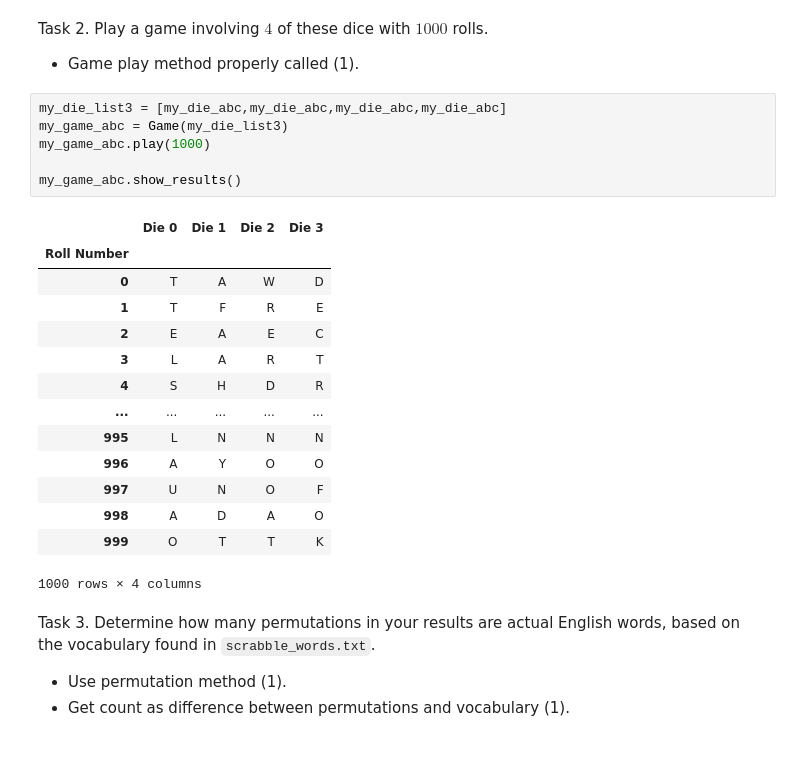
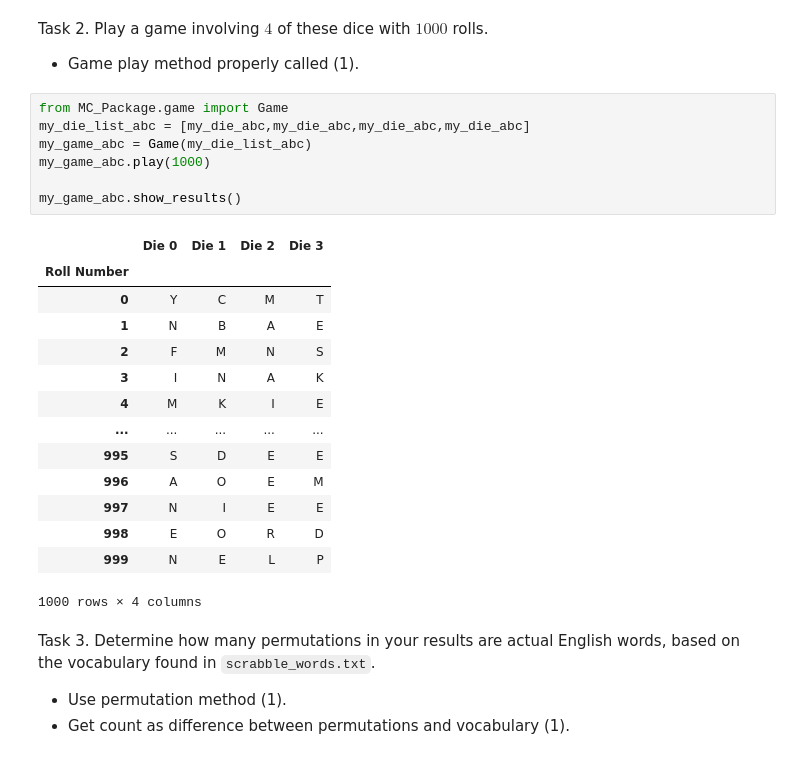
Before and after one commit to 1jamescaldwell/Monte-Carlo-Simulator, a Jupyter notebook: DS51200_FinalProject_ywe4kw.ipynb, the cells around one changed output. Saved outputs shown, nothing was run; the diff lists cells and outputs as text.

```diff
--- a/DS51200_FinalProject_ywe4kw.ipynb
+++ b/DS51200_FinalProject_ywe4kw.ipynb
@@ -546,25 +546,26 @@ Task 2. Play a game involving $4$ of these dice with $1000$ rolls.
 
 - Game play method properly called (1).
 # %%
-my_die_list3 = [my_die_abc,my_die_abc,my_die_abc,my_die_abc]
-my_game_abc = Game(my_die_list3)
+from MC_Package.game import Game
+my_die_list_abc = [my_die_abc,my_die_abc,my_die_abc,my_die_abc]
+my_game_abc = Game(my_die_list_abc)
 my_game_abc.play(1000)
 
 my_game_abc.show_results()
 # %% [output]
 |  | Die 0 | Die 1 | Die 2 | Die 3 |
 | Roll Number |  |  |  |  |
-| 0 | T | A | W | D |
-| 1 | T | F | R | E |
-| 2 | E | A | E | C |
-| 3 | L | A | R | T |
-| 4 | S | H | D | R |
+| 0 | Y | C | M | T |
+| 1 | N | B | A | E |
+| 2 | F | M | N | S |
+| 3 | I | N | A | K |
+| 4 | M | K | I | E |
 | ... | ... | ... | ... | ... |
-| 995 | L | N | N | N |
-| 996 | A | Y | O | O |
-| 997 | U | N | O | F |
-| 998 | A | D | A | O |
-| 999 | O | T | T | K |
+| 995 | S | D | E | E |
+| 996 | A | O | E | M |
+| 997 | N | I | E | E |
+| 998 | E | O | R | D |
+| 999 | N | E | L | P |
 1000 rows × 4 columns
 # %% [markdown]
 Task 3. Determine how many permutations in your results are actual English words, based on the vocabulary found in `scrabble_words.txt`.
```
Also changed, not shown: parts of 6 cells of this notebook.
